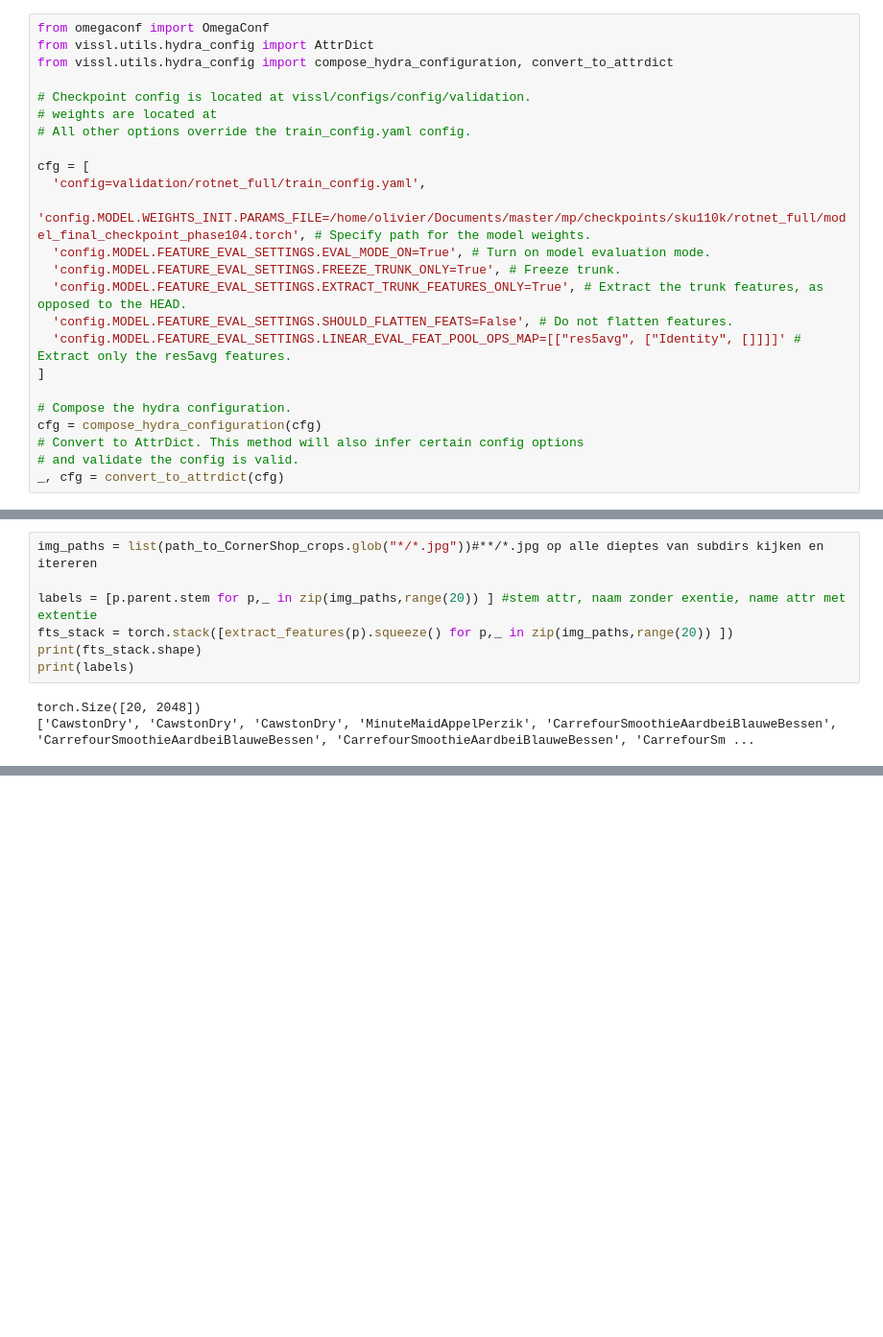
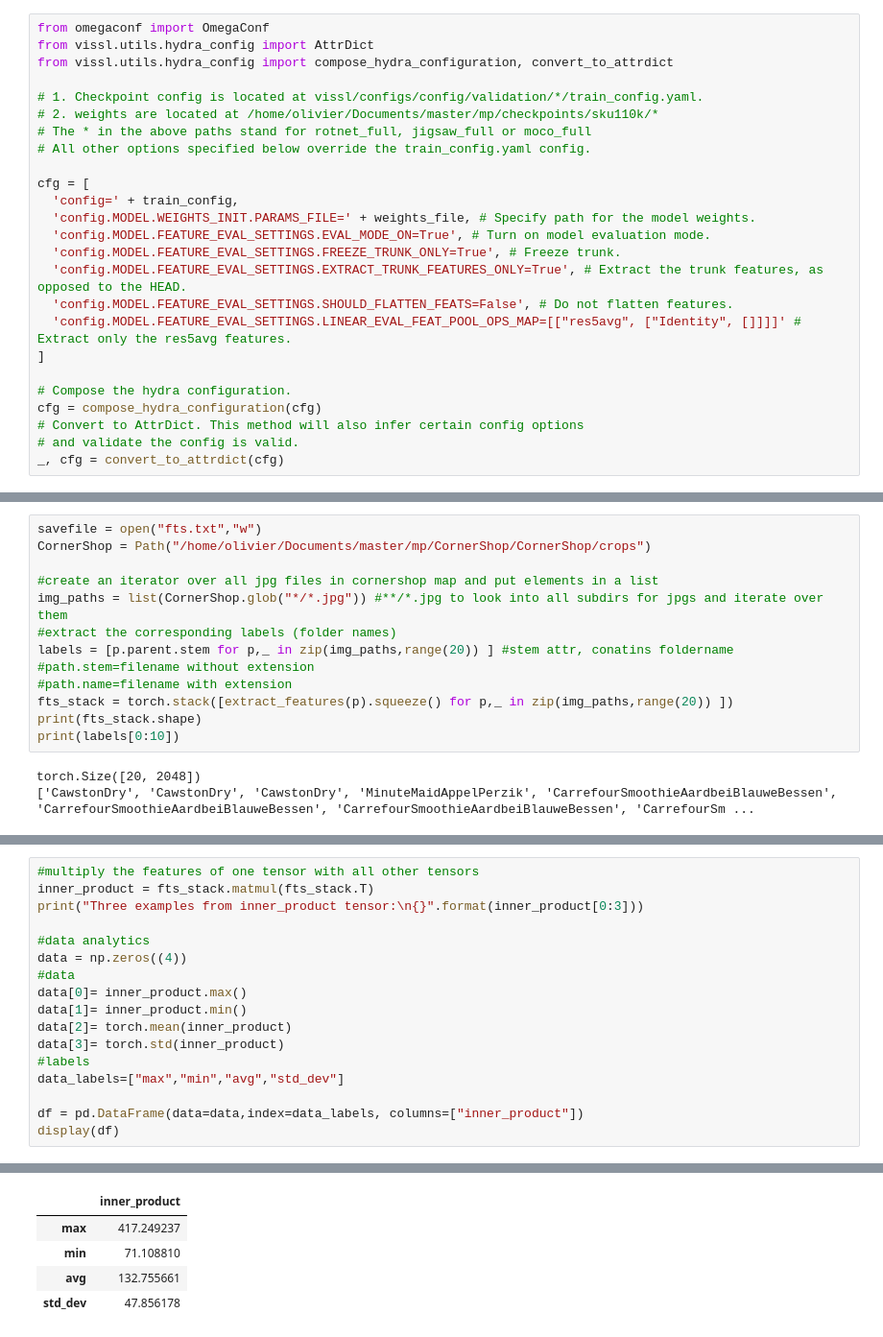
Before and after one commit to Olivier172/mp, a Jupyter notebook: vissl_training/validation/Validation SSL model.ipynb, the cells around one changed output, grey strips where cells are left out. Shown at 96% size. Saved outputs shown, nothing was run; the diff lists cells and outputs as text; blank space fills up the shorter version.

```diff
--- a/vissl_training/validation/Validation SSL model.ipynb
+++ b/vissl_training/validation/Validation SSL model.ipynb
@@ -44,13 +89,14 @@ from omegaconf import OmegaConf
 from vissl.utils.hydra_config import AttrDict
 from vissl.utils.hydra_config import compose_hydra_configuration, convert_to_attrdict
 
-# Checkpoint config is located at vissl/configs/config/validation.
-# weights are located at
-# All other options override the train_config.yaml config.
+# 1. Checkpoint config is located at vissl/configs/config/validation/*/train_config.yaml.
+# 2. weights are located at /home/olivier/Documents/master/mp/checkpoints/sku110k/*
+# The * in the above paths stand for rotnet_full, jigsaw_full or moco_full
+# All other options specified below override the train_config.yaml config.
 
 cfg = [
-  'config=validation/rotnet_full/train_config.yaml',
-  'config.MODEL.WEIGHTS_INIT.PARAMS_FILE=/home/olivier/Documents/master/mp/checkpoints/sku110k/rotnet_full/model_final_checkpoint_phase104.torch', # Specify path for the model weights.
+  'config=' + train_config,
+  'config.MODEL.WEIGHTS_INIT.PARAMS_FILE=' + weights_file, # Specify path for the model weights.
   'config.MODEL.FEATURE_EVAL_SETTINGS.EVAL_MODE_ON=True', # Turn on model evaluation mode.
   'config.MODEL.FEATURE_EVAL_SETTINGS.FREEZE_TRUNK_ONLY=True', # Freeze trunk.
   'config.MODEL.FEATURE_EVAL_SETTINGS.EXTRACT_TRUNK_FEATURES_ONLY=True', # Extract the trunk features, as opposed to the HEAD.
@@ -185,10 +198,16 @@ path_to_CornerShop_crops = Path("/home/olivier/Documents/master/mp/CornerShop/Co
 # %%
-img_paths = list(path_to_CornerShop_crops.glob("*/*.jpg"))#**/*.jpg op alle dieptes van subdirs kijken en itereren
+savefile = open("fts.txt","w")
+CornerShop = Path("/home/olivier/Documents/master/mp/CornerShop/CornerShop/crops")
 
-labels = [p.parent.stem for p,_ in zip(img_paths,range(20)) ] #stem attr, naam zonder exentie, name attr met extentie
+#create an iterator over all jpg files in cornershop map and put elements in a list
+img_paths = list(CornerShop.glob("*/*.jpg")) #**/*.jpg to look into all subdirs for jpgs and iterate over them
+#extract the corresponding labels (folder names)
+labels = [p.parent.stem for p,_ in zip(img_paths,range(20)) ] #stem attr, conatins foldername
+#path.stem=filename without extension
+#path.name=filename with extension
 fts_stack = torch.stack([extract_features(p).squeeze() for p,_ in zip(img_paths,range(20)) ])
 print(fts_stack.shape)
-print(labels)
+print(labels[0:10])
 # %% [output]
 torch.Size([20, 2048])
 ['CawstonDry', 'CawstonDry', 'CawstonDry', 'MinuteMaidAppelPerzik', 'CarrefourSmoothieAardbeiBlauweBessen', 'CarrefourSmoothieAardbeiBlauweBessen', 'CarrefourSmoothieAardbeiBlauweBessen', 'CarrefourSm ...
@@ -216,0 +226,18 @@ tensor([[ 87.3110,  83.9168,  87.3473, 109.3133, 135.7349,  77.9418,  95.8140,
+# %%
+#multiply the features of one tensor with all other tensors
+inner_product = fts_stack.matmul(fts_stack.T)
+print("Three examples from inner_product tensor:\n{}".format(inner_product[0:3]))
+
+#data analytics
+data = np.zeros((4))
+#data
+data[0]= inner_product.max()
+data[1]= inner_product.min()
+data[2]= torch.mean(inner_product)
+data[3]= torch.std(inner_product)
+#labels
+data_labels=["max","min","avg","std_dev"]
+
+df = pd.DataFrame(data=data,index=data_labels, columns=["inner_product"])
+display(df)
+# %% [output]
@@ -216,0 +254,5 @@ tensor([[ 87.3110,  83.9168,  87.3473, 109.3133, 135.7349,  77.9418,  95.8140,
+|  | inner_product |
+| max | 417.249237 |
+| min | 71.108810 |
+| avg | 132.755661 |
+| std_dev | 47.856178 |
```
Also changed, not shown: parts of 17 cells of this notebook, 1 other file.
